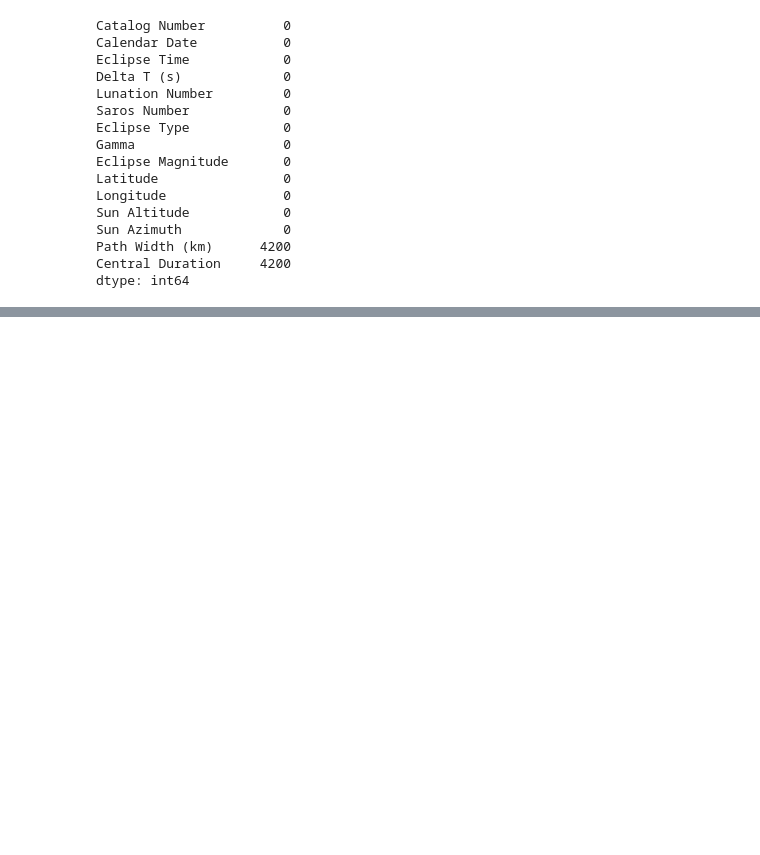
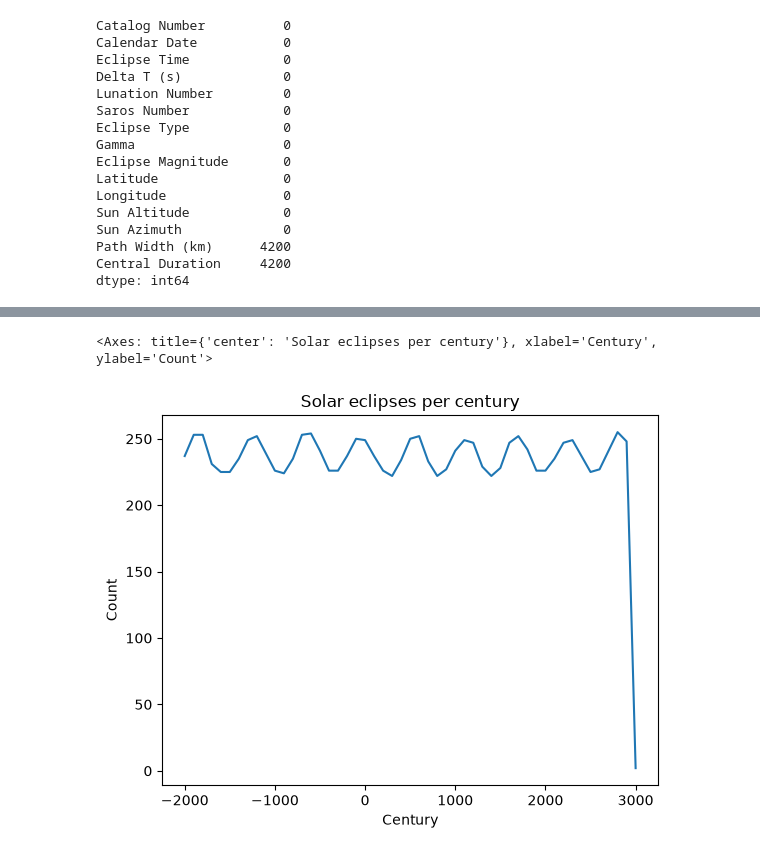
Before and after one commit to NasrWahi/azure_python_fullstack_lab_de25, a Jupyter notebook: eda/eda.ipynb, the cells around one changed output, grey strips where cells are left out. Drawn from its saved outputs; the diff is of its cells as text; code cells hidden in the pictures; blank space fills up the shorter version.

```diff
--- a/eda/eda.ipynb
+++ b/eda/eda.ipynb
@@ -61,0 +96,4 @@ dtype: int64
+# %%
+df["Year"] = df["Calendar Date"].str.strip().str.split().str[0].astype(int)
+print(f"From year {df['Year'].min()} to year {df['Year'].max()}")
+df["Year"].describe()
@@ -61,0 +111,8 @@ dtype: int64
+# %%
+# Eclipses per century
+((df["Year"] // 100) * 100).value_counts().sort_index().plot(
+    kind="line", title="Solar eclipses per century", xlabel="Century", ylabel="Count"
+)
+# %% [output]
+<Axes: title={'center': 'Solar eclipses per century'}, xlabel='Century', ylabel='Count'>
+[figure, added]
```
Also changed, not shown: parts of 12 cells of this notebook.
